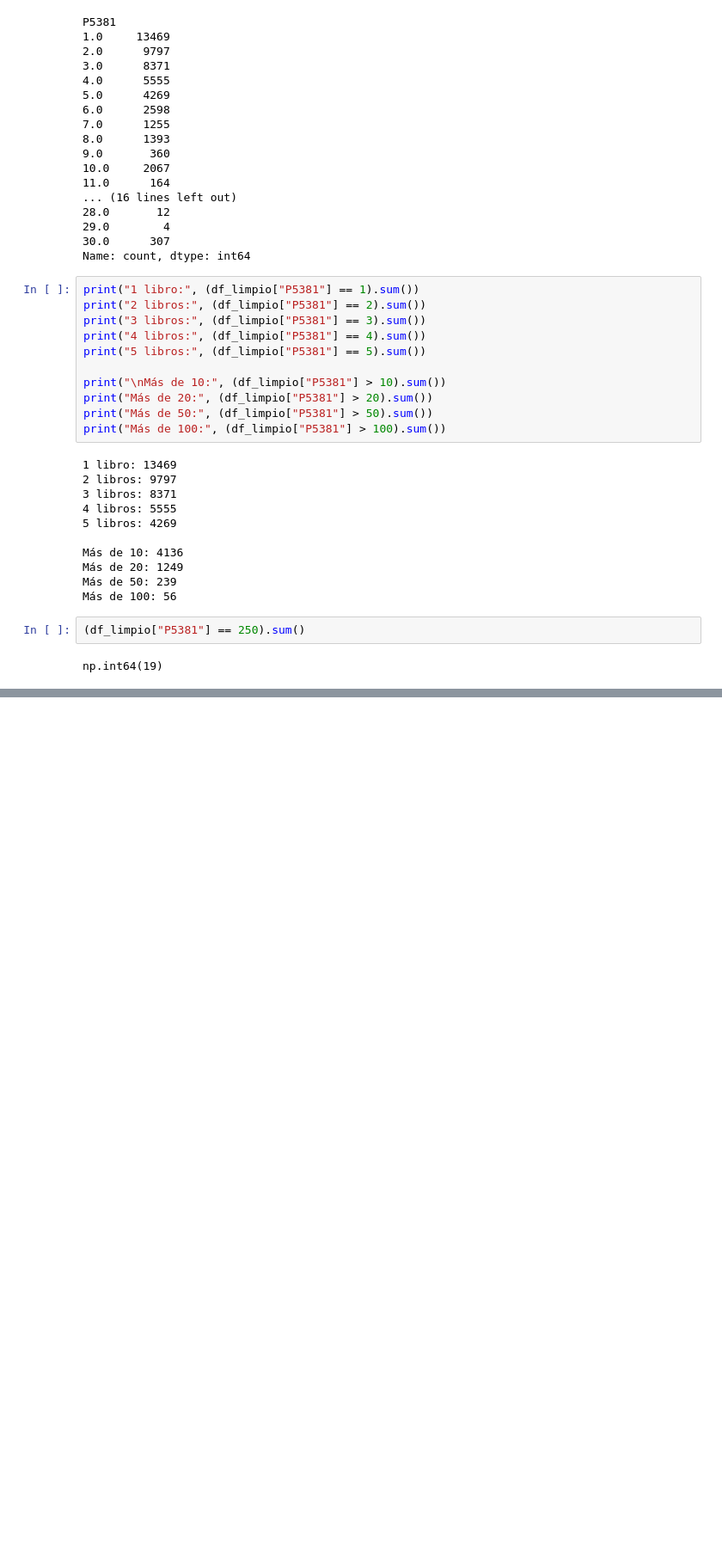
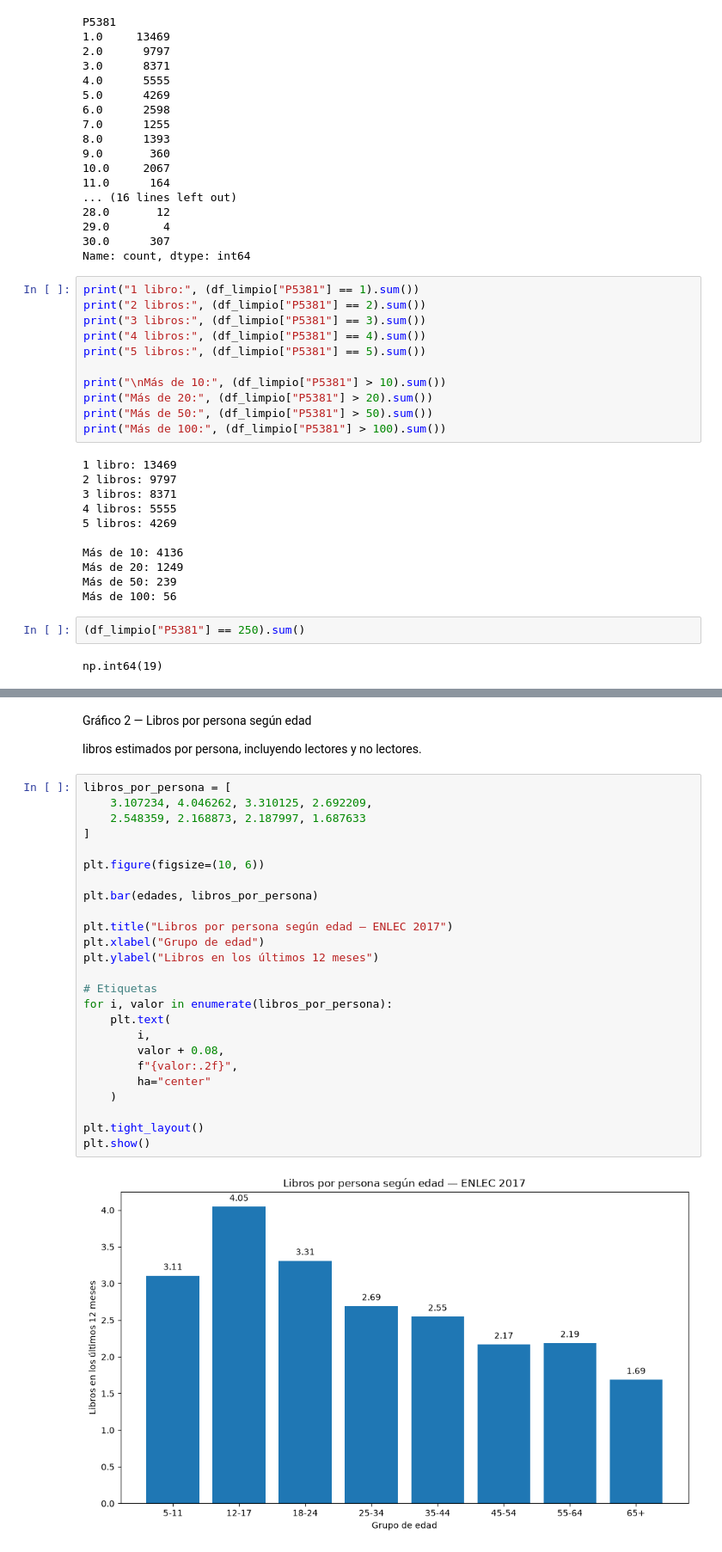
Before and after one commit to juanchocor/Colombia_en_datos, a Jupyter notebook: episodios/005_pruebas_pisa/notebooks/001_exploracion_inicial.ipynb, the cells around one changed output, grey strips where cells are left out. Shown at 86% size. Saved outputs shown, nothing was run; the diff lists cells and outputs as text; blank space fills up the shorter version.

```diff
--- a/episodios/005_pruebas_pisa/notebooks/001_exploracion_inicial.ipynb
+++ b/episodios/005_pruebas_pisa/notebooks/001_exploracion_inicial.ipynb
@@ -1446,0 +3392,31 @@ np.int64(19)
+# %% [markdown]
+Gráfico 2 — Libros por persona según edad
+
+libros estimados por persona, incluyendo lectores y no lectores.
+# %%
+libros_por_persona = [
+    3.107234, 4.046262, 3.310125, 2.692209,
+    2.548359, 2.168873, 2.187997, 1.687633
+]
+
+plt.figure(figsize=(10, 6))
+
+plt.bar(edades, libros_por_persona)
+
+plt.title("Libros por persona según edad — ENLEC 2017")
+plt.xlabel("Grupo de edad")
+plt.ylabel("Libros en los últimos 12 meses")
+
+# Etiquetas
+for i, valor in enumerate(libros_por_persona):
+    plt.text(
+        i,
+        valor + 0.08,
+        f"{valor:.2f}",
+        ha="center"
+    )
+
+plt.tight_layout()
+plt.show()
+# %% [output]
+[figure, added]
```
Also changed, not shown: parts of 149 cells of this notebook, 1 other file.
